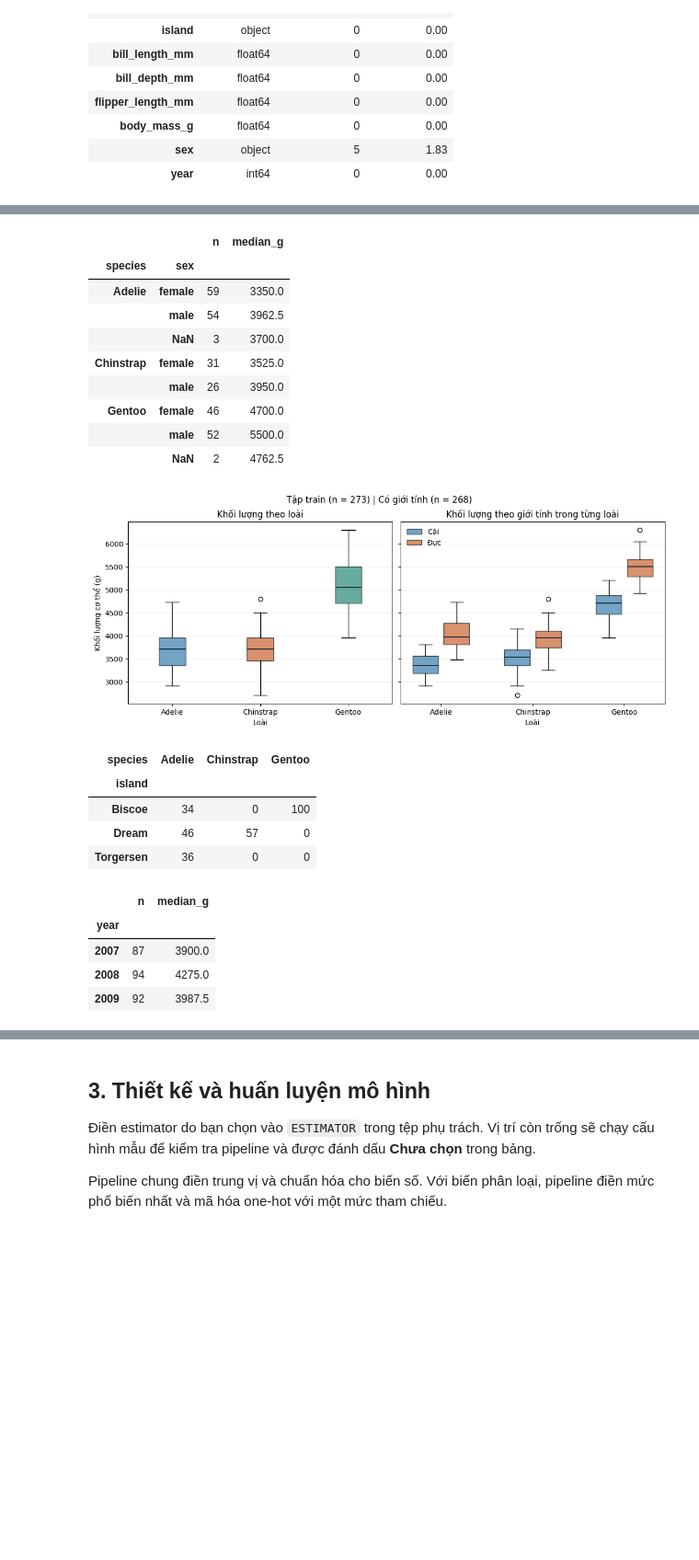
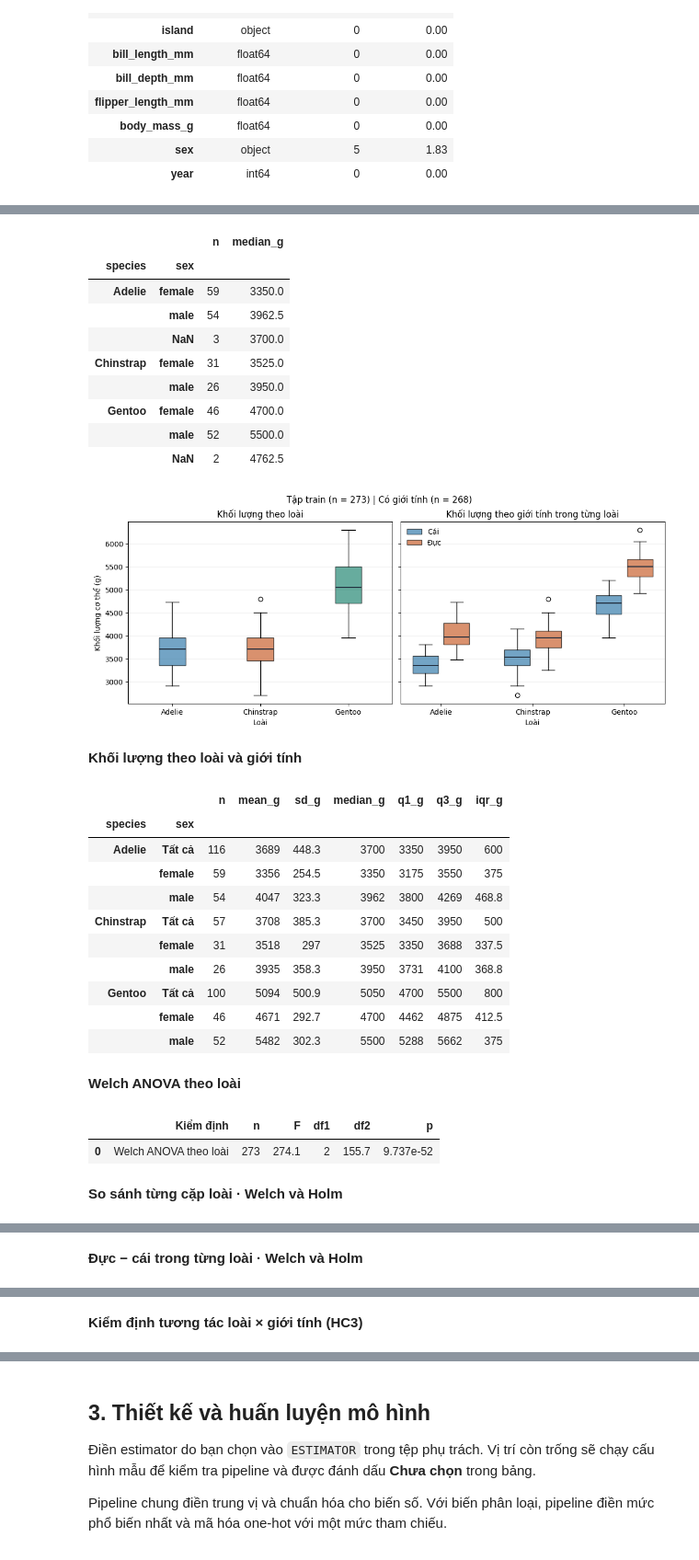
Before and after one commit to phuctran33/regression-lab01, a Jupyter notebook: source/lab01.ipynb, the cells around one changed output, grey strips where cells are left out. Shown at 92% size. Drawn from its saved outputs; the diff is of its cells as text; code cells hidden in the pictures; blank space fills up the shorter version.

Commit message:
Add statistical EDA for Palmer Penguins

```diff
--- a/source/lab01.ipynb
+++ b/source/lab01.ipynb
@@ -148,0 +213,16 @@ plt.show()
+# %%
+from IPython.display import Markdown
+from source.eda_statistics import correlation_tables, depth_analysis
+
+pearson_table, spearman_table = correlation_tables(train_data)
+depth_slopes, depth_interaction = depth_analysis(train_data)
+depth_tables = {
+    "Pearson và CI bootstrap": pearson_table,
+    "Đối chiếu Spearman": spearman_table,
+    "Hệ số độ sâu mỏ (HC3)": depth_slopes,
+    "Kiểm định tương tác độ sâu mỏ × loài (HC3)": pd.DataFrame([depth_interaction]),
+}
+with pd.option_context("display.float_format", "{:.4g}".format):
+    for name, table in depth_tables.items():
+        display(Markdown(f"**{name}**"))
+        display(table)
@@ -149,4 +272,9 @@ plt.show()
 # %%
+from source.eda_statistics import group_analysis
+
+species_groups = dict(iter(train_data.groupby("species")))
+species_colors = dict(zip(species_groups, group_colors))
+
 species_summary = train_data.groupby("species")[TARGET].agg(n="size", median_g="median")
 sex_summary = train_data.groupby(["species", "sex"], dropna=False)[TARGET].agg(
     n="size", median_g="median",
@@ -185,40 +313,62 @@ for sex, label, color, offset in [
 
 sex_ax.set_xticks(positions, list(species_groups))
 sex_ax.set(xlabel=LABELS["species"], title="Khối lượng theo giới tính trong từng loài")
 sex_ax.legend(*zip(*sex_legend), frameon=False)
 for ax in (species_ax, sex_ax):
     ax.grid(axis="y", alpha=0.20)
 
 known_sex_count = int(train_data["sex"].notna().sum())
 category_figure.suptitle(f"Tập train (n = {len(train_data)}) | Có giới tính (n = {known_sex_count})")
 plt.show()
 
+group_summary, species_pairs, sex_pairs, species_anova, sex_interaction, sex_gap_changes = (
+    group_analysis(train_data)
+)
+group_tables = {
+    "Khối lượng theo loài và giới tính": group_summary,
+    "Welch ANOVA theo loài": pd.DataFrame([species_anova]),
+    "So sánh từng cặp loài · Welch và Holm": species_pairs,
+    "Đực − cái trong từng loài · Welch và Holm": sex_pairs,
+    "Kiểm định tương tác loài × giới tính (HC3)": pd.DataFrame([sex_interaction]),
+    "Thay đổi chênh lệch đực − cái so với Adelie (HC3)": sex_gap_changes,
+}
+with pd.option_context("display.float_format", "{:.4g}".format):
+    for name, table in group_tables.items():
+        display(Markdown(f"**{name}**"))
+        display(table)
+
 display(pd.crosstab(train_data["island"], train_data["species"]))
 display(train_data.groupby("year")[TARGET].agg(n="size", median_g="median"))
 # %% [output]
 |  | n | median_g |
 | species |  |  |
 | Adelie | 116 | 3700.0 |
 | Chinstrap | 57 | 3700.0 |
 | Gentoo | 100 | 5050.0 |
 |  |  | n | median_g |
 | species | sex |  |  |
 | Adelie | female | 59 | 3350.0 |
 |  | male | 54 | 3962.5 |
 |  | NaN | 3 | 3700.0 |
 | Chinstrap | female | 31 | 3525.0 |
 |  | male | 26 | 3950.0 |
 | Gentoo | female | 46 | 4700.0 |
 |  | male | 52 | 5500.0 |
 |  | NaN | 2 | 4762.5 |
 [figure]
+**Khối lượng theo loài và giới tính**
-| species | Adelie | Chinstrap | Gentoo |
-| island |  |  |  |
-| Biscoe | 34 | 0 | 100 |
-| Dream | 46 | 57 | 0 |
-| Torgersen | 36 | 0 | 0 |
+|  |  | n | mean_g | sd_g | median_g | q1_g | q3_g | iqr_g |
+| species | sex |  |  |  |  |  |  |  |
+| Adelie | Tất cả | 116 | 3689 | 448.3 | 3700 | 3350 | 3950 | 600 |
+|  | female | 59 | 3356 | 254.5 | 3350 | 3175 | 3550 | 375 |
+|  | male | 54 | 4047 | 323.3 | 3962 | 3800 | 4269 | 468.8 |
+| Chinstrap | Tất cả | 57 | 3708 | 385.3 | 3700 | 3450 | 3950 | 500 |
+|  | female | 31 | 3518 | 297 | 3525 | 3350 | 3688 | 337.5 |
+|  | male | 26 | 3935 | 358.3 | 3950 | 3731 | 4100 | 368.8 |
+| Gentoo | Tất cả | 100 | 5094 | 500.9 | 5050 | 4700 | 5500 | 800 |
+|  | female | 46 | 4671 | 292.7 | 4700 | 4462 | 4875 | 412.5 |
+|  | male | 52 | 5482 | 302.3 | 5500 | 5288 | 5662 | 375 |
+**Welch ANOVA theo loài**
-|  | n | median_g |
-| year |  |  |
-| 2007 | 87 | 3900.0 |
-| 2008 | 94 | 4275.0 |
-| 2009 | 92 | 3987.5 |
+|  | Kiểm định | n | F | df1 | df2 | p |
+| 0 | Welch ANOVA theo loài | 273 | 274.1 | 2 | 155.7 | 9.737e-52 |
+**So sánh từng cặp loài · Welch và Holm**
@@ -224,0 +379 @@ display(train_data.groupby("year")[TARGET].agg(n="size", median_g="median"))
+**Đực − cái trong từng loài · Welch và Holm**
@@ -224,0 +384 @@ display(train_data.groupby("year")[TARGET].agg(n="size", median_g="median"))
+**Kiểm định tương tác loài × giới tính (HC3)**
```
Also changed, not shown: parts of 15 cells of this notebook, 7 other files.
